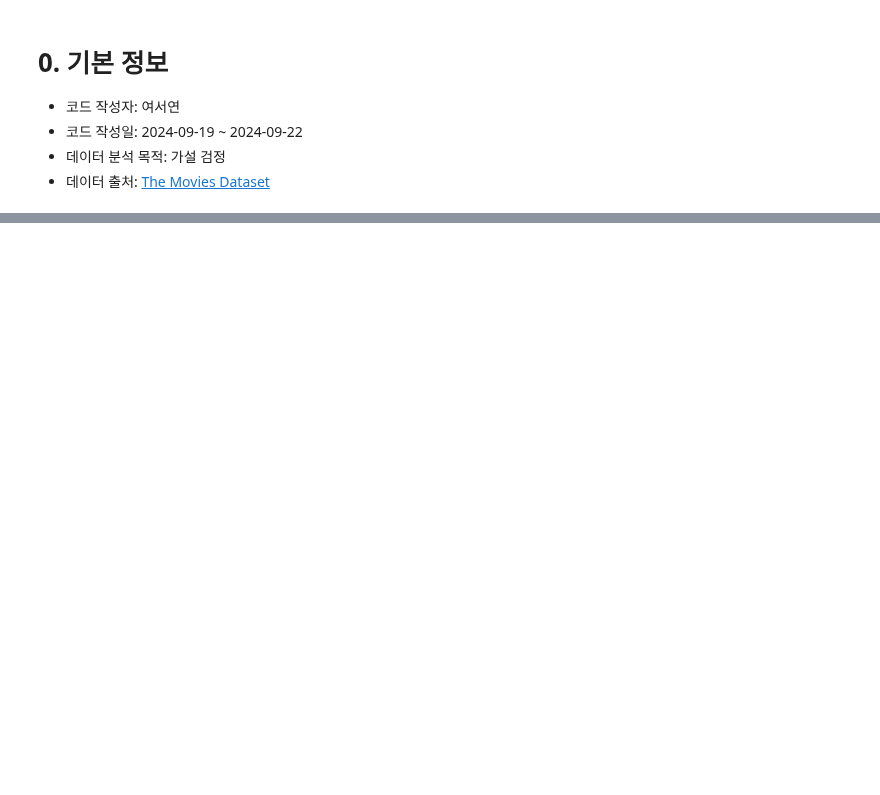
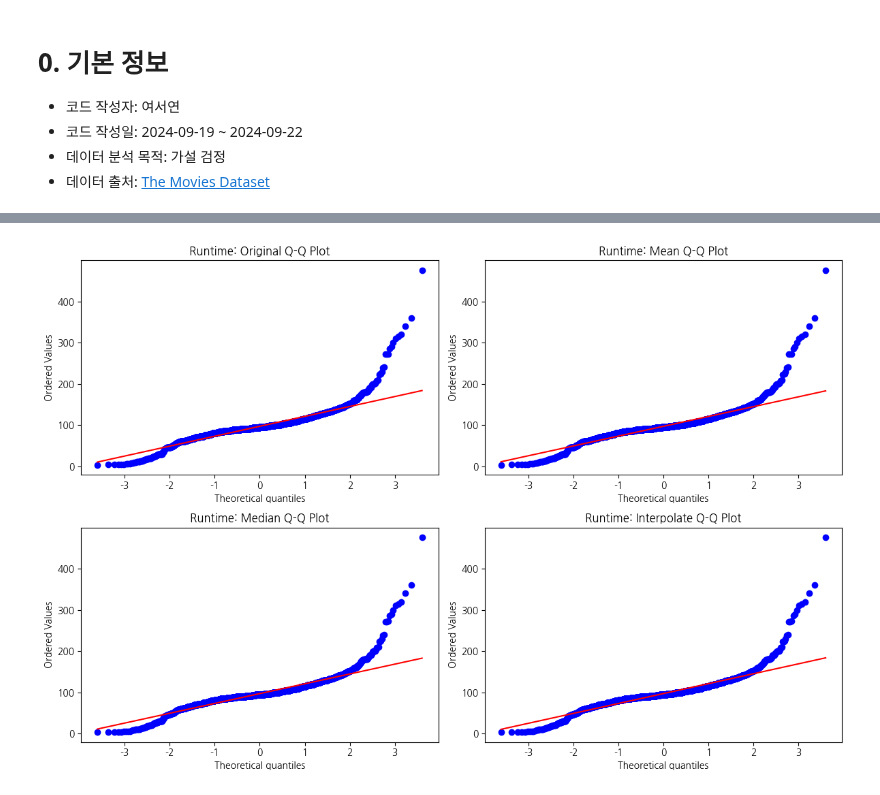
Before and after one commit to viola2002/dartb, a Jupyter notebook: toy_project/2024_Autumn/code/movie metadata SHT.ipynb, the cells around one changed output, grey strips where cells are left out. Saved outputs shown, nothing was run; the diff lists cells and outputs as text; code cells hidden in the pictures; blank space fills up the shorter version.

```diff
--- a/toy_project/2024_Autumn/code/movie metadata SHT.ipynb
+++ b/toy_project/2024_Autumn/code/movie metadata SHT.ipynb
@@ -127,0 +384,28 @@ dtype: float64
+# %%
+# Q-Q 플롯 시각화
+plt.figure(figsize=(12, 8))
+
+# 색상 팔레트 정의
+colors = ['#AEC6CF', '#FFB347', '#B39EB5', '#77DD77']
+
+# Runtime Q-Q plot comparison
+plt.subplot(2, 2, 1)
+stats.probplot(df['runtime'].dropna(), dist="norm", plot=plt)
+plt.title('Runtime: Original Q-Q Plot')
+
+plt.subplot(2, 2, 2)
+stats.probplot(df['runtime_mean'], dist="norm", plot=plt)
+plt.title('Runtime: Mean Q-Q Plot')
+
+plt.subplot(2, 2, 3)
+stats.probplot(df['runtime_median'], dist="norm", plot=plt)
+plt.title('Runtime: Median Q-Q Plot')
+
+plt.subplot(2, 2, 4)
+stats.probplot(df['runtime_interpolate'], dist="norm", plot=plt)
+plt.title('Runtime: Interpolate Q-Q Plot')
+
+plt.tight_layout()
+plt.show()
+# %% [output]
+[figure, added]
```
Also changed, not shown: parts of 62 cells of this notebook.
